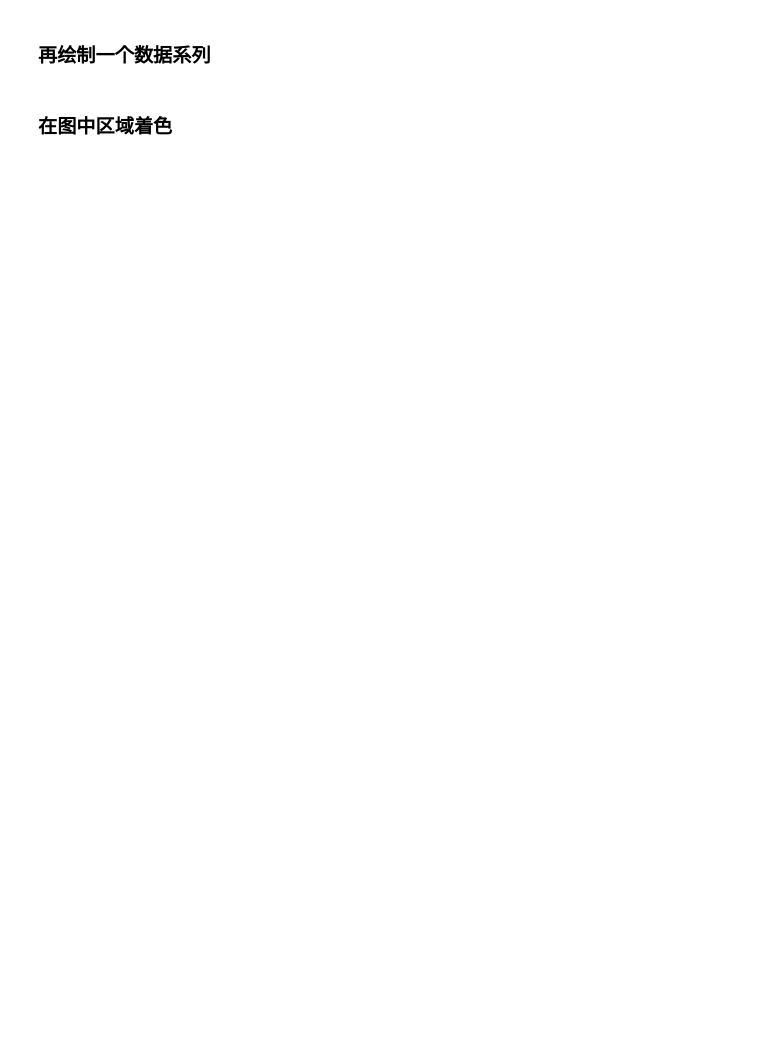
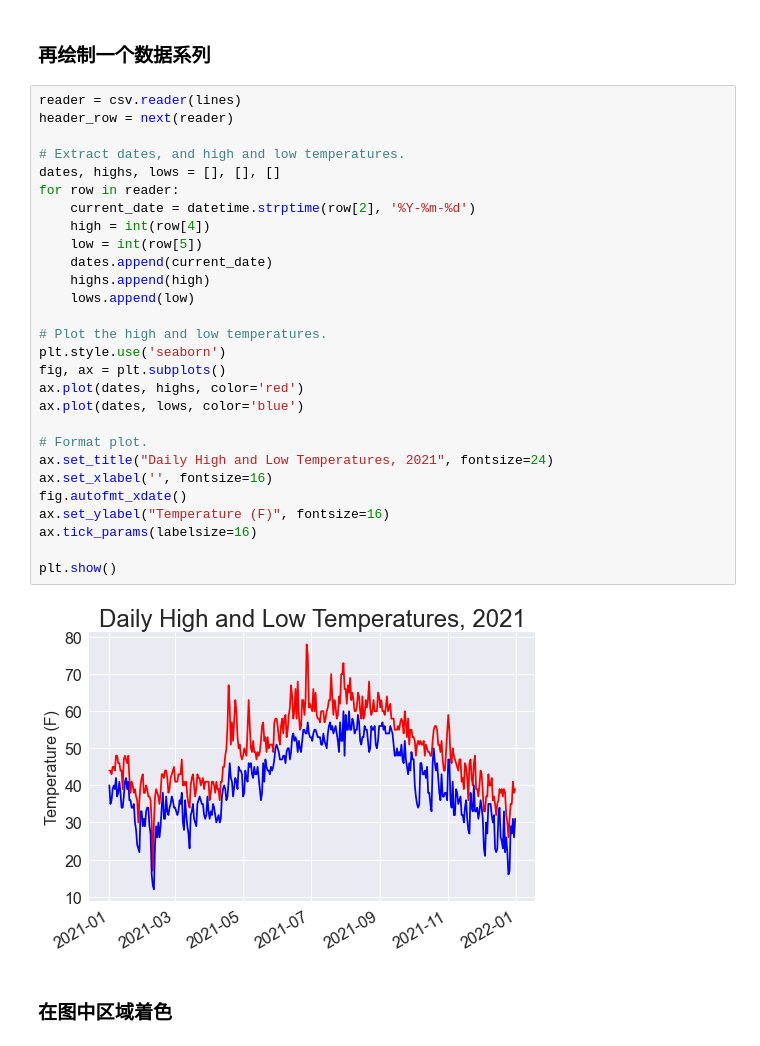
Before and after one commit to zhoujing204/python_course, a Jupyter notebook: src/14-downloading-data-and-working-with-APIs/14-downloading-data-and-working-with-APIs.ipynb, the cells around one changed output. Cells and saved outputs as stored; diff of their text form; blank space fills up the shorter version.

```diff
--- a/src/14-downloading-data-and-working-with-APIs/14-downloading-data-and-working-with-APIs.ipynb
+++ b/src/14-downloading-data-and-working-with-APIs/14-downloading-data-and-working-with-APIs.ipynb
@@ -29,4 +156,34 @@ message
 # %% [markdown]
 ### 再绘制一个数据系列
+# %%
+reader = csv.reader(lines)
+header_row = next(reader)
+
+# Extract dates, and high and low temperatures.
+dates, highs, lows = [], [], []
+for row in reader:
+    current_date = datetime.strptime(row[2], '%Y-%m-%d')
+    high = int(row[4])
+    low = int(row[5])
+    dates.append(current_date)
+    highs.append(high)
+    lows.append(low)
+
+# Plot the high and low temperatures.
+plt.style.use('seaborn')
+fig, ax = plt.subplots()
+ax.plot(dates, highs, color='red')
+ax.plot(dates, lows, color='blue')
+
+# Format plot.
+ax.set_title("Daily High and Low Temperatures, 2021", fontsize=24)
+ax.set_xlabel('', fontsize=16)
+fig.autofmt_xdate()
+ax.set_ylabel("Temperature (F)", fontsize=16)
+ax.tick_params(labelsize=16)
+
+plt.show()
+# %% [output]
+[figure, added]
 # %% [markdown]
 ### 在图中区域着色
```
Also changed, not shown: parts of 52 cells of this notebook, 2 other files.
